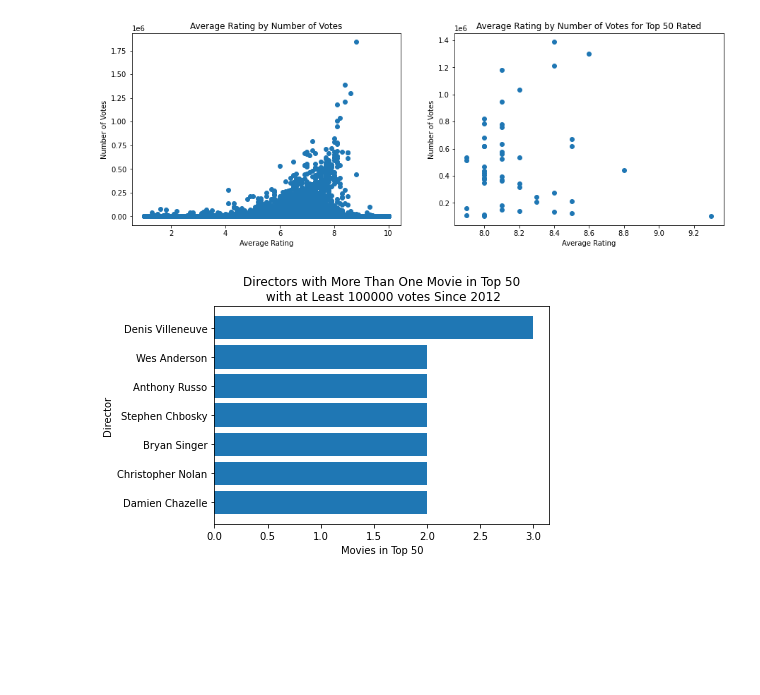
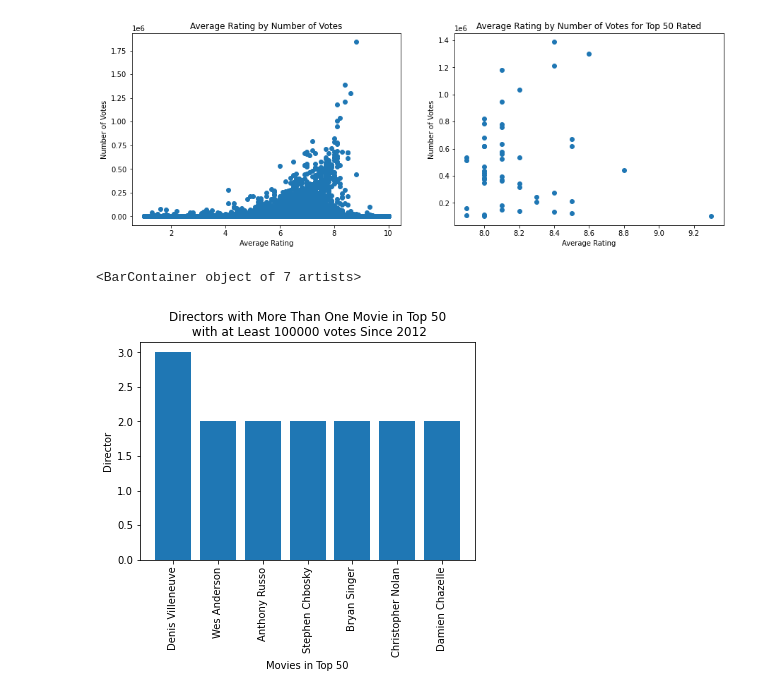
Before and after one commit to JTDJames/msft-video-mjj, a Jupyter notebook: notebooks/phase-1-proj-mjj.ipynb, the cells around one changed output. Saved outputs shown, nothing was run; the diff lists cells and outputs as text; code cells hidden in the pictures; blank space fills up the shorter version.

```diff
--- a/notebooks/phase-1-proj-mjj.ipynb
+++ b/notebooks/phase-1-proj-mjj.ipynb
@@ -69,0 +104,3 @@ df_genres = df_genres.dropna(subset=['averagerating'])
+# %%
+df_imdb['year_str'] = df_imdb['start_year'].astype(str)
+df_imdb['mov_yr_key'] = df_imdb['primary_title'] + "-" + df_imdb['year_str']
@@ -166,19 +209,21 @@ ax2.scatter(x2,y2)
 # %%
 # Viz of the directors who have more than one film in the top 50 rated movies since 2012 with more than 100000 votes
 
 # Create a series of directors who have more than one film in the top 50 rated movies since 2012 with more than 100000 votes
 dir_mul_top50 = df_top50_rat.value_counts('primary_name')[0:7]
 
 fig, ax = plt.subplots()
 
 x = dir_mul_top50.index
 y = dir_mul_top50.values
 
+plt.xticks(rotation=90)
+
 ax.set_xlabel('Movies in Top 50')
 ax.set_ylabel('Director')
 ax.set_title('Directors with More Than One Movie in Top 50\n with at Least 100000 votes Since 2012')
 
-ax.barh(x,y)
-plt.gca().invert_yaxis()
+ax.bar(x,y)
 # %% [output]
+<BarContainer object of 7 artists>
-[figure, old version]
+[figure, new version]
```
Also changed, not shown: parts of 21 cells of this notebook, 4 other files.
